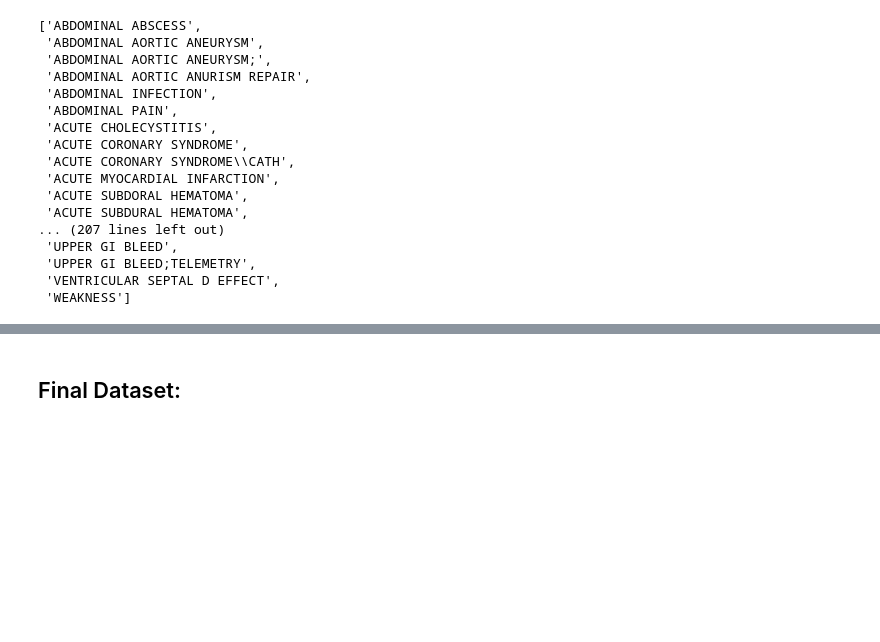
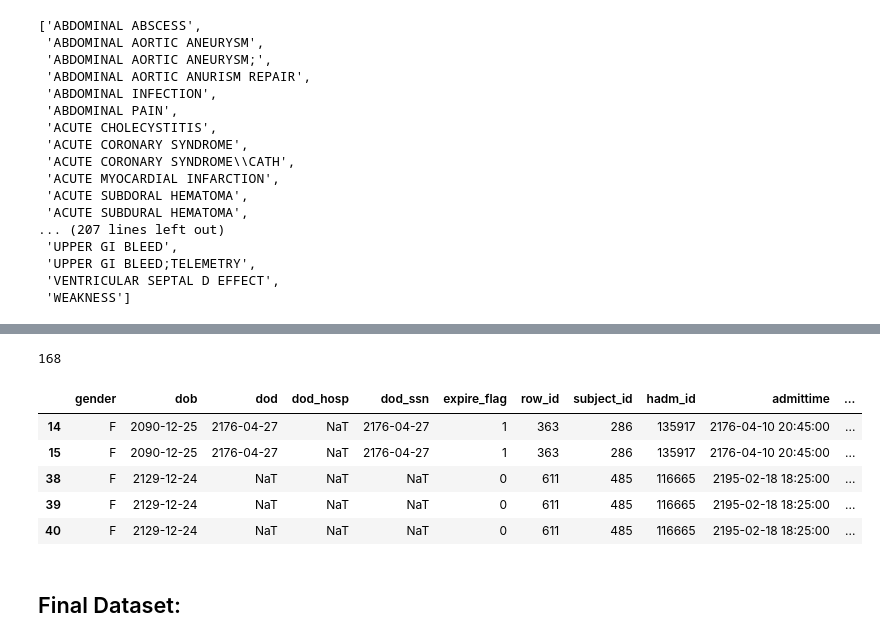
Before and after one commit to derek-y-lee/uclabiostat-thesis, a Jupyter notebook: predict_waitingtime_mimic.ipynb, the cells around one changed output, grey strips where cells are left out. Drawn from its saved outputs; the diff is of its cells as text; code cells hidden in the pictures; blank space fills up the shorter version.

Commit message:
finished recategorizing diagnosis

```diff
--- a/predict_waitingtime_mimic.ipynb
+++ b/predict_waitingtime_mimic.ipynb
@@ -655,3 +655,5 @@ sorted(timediff_ER_urgent.diagnosis.unique())
  'UPPER GI BLEED;TELEMETRY',
  'VENTRICULAR SEPTAL D EFFECT',
  'WEAKNESS']
+# %%
+timediff_ER_urgent['diagnosis_categories'] = timediff_ER_urgent.loc[:,'diagnosis']
@@ -815,0 +914,3 @@ timediff_ER_urgent['diagnosis_categories'] = timediff_ER_urgent['diagnosis'].rep
+# %%
+timediff_ER_urgent['marital_status'] = timediff_ER_urgent['marital_status'].replace([None,'UNKNOWN (DEFAULT)'], 'UNKNOWN_MARITAL')
+timediff_ER_urgent['ethnicity'] = timediff_ER_urgent['ethnicity'].replace([None,'UNKNOWN (DEFAULT)'], 'UNKNOWN_MARITAL')
@@ -836,0 +952,34 @@ df_with_dummies = pd.get_dummies(df, prefix='Category_', columns=['Category'])
+# %%
+# remaining columns:
+df_with_dummies = pd.get_dummies(timediff_ER_urgent, prefix='Category_', columns=['admission_type',
+                                                                                 'admission_location',
+                                                                                 'discharge_location',
+                                                                                 'insurance',
+                                                                                 'language',
+                                                                                 'religion',
+                                                                                 'marital_status',
+                                                                                 'ethnicity',
+                                                                                 'submit_wardid',
+                                                                                 'submit_careunit',
+                                                                                 'curr_wardid',
+                                                                                 'curr_careunit',
+                                                                                 'callout_wardid',
+                                                                                 'callout_service',
+                                                                                 'callout_outcome',
+                                                                                 'discharge_wardid',
+                                                                                 'acknowledge_status',
+                                                                                 'first_careunit',
+                                                                                 'last_careunit',
+                                                                                 'first_wardid',
+                                                                                 'last_wardid',
+                                                                                 'costcenter',
+                                                                                 'cpt_cd',
+                                                                                 'cpt_number',
+                                                                                 'cpt_suffix',
+                                                                                 'sectionheader',
+                                                                                 'subsectionheader',
+                                                                                 'prev_service',
+                                                                                 'curr_service',
+                                                                                 'seq_num',
+                                                                                 'icd9_code',
+                                                                                 'diagnosis_categories'])
@@ -837,3 +1006,16 @@ df_with_dummies = pd.get_dummies(df, prefix='Category_', columns=['Category'])
+# %%
+df_with_dummies.columns.get_loc('Category__0.0')
+# %% [output]
+168
+# %%
+df_with_dummies.head()
+# %% [output]
+|  | gender | dob | dod | dod_hosp | dod_ssn | expire_flag | row_id | subject_id | hadm_id | admittime | ... |
+| 14 | F | 2090-12-25 | 2176-04-27 | NaT | 2176-04-27 | 1 | 363 | 286 | 135917 | 2176-04-10 20:45:00 | ... |
+| 15 | F | 2090-12-25 | 2176-04-27 | NaT | 2176-04-27 | 1 | 363 | 286 | 135917 | 2176-04-10 20:45:00 | ... |
+| 38 | F | 2129-12-24 | NaT | NaT | NaT | 0 | 611 | 485 | 116665 | 2195-02-18 18:25:00 | ... |
+| 39 | F | 2129-12-24 | NaT | NaT | NaT | 0 | 611 | 485 | 116665 | 2195-02-18 18:25:00 | ... |
+| 40 | F | 2129-12-24 | NaT | NaT | NaT | 0 | 611 | 485 | 116665 | 2195-02-18 18:25:00 | ... |
 # %% [markdown]
 ## Final Dataset:
 # %%
```
Also changed, not shown: parts of 8 cells of this notebook.
